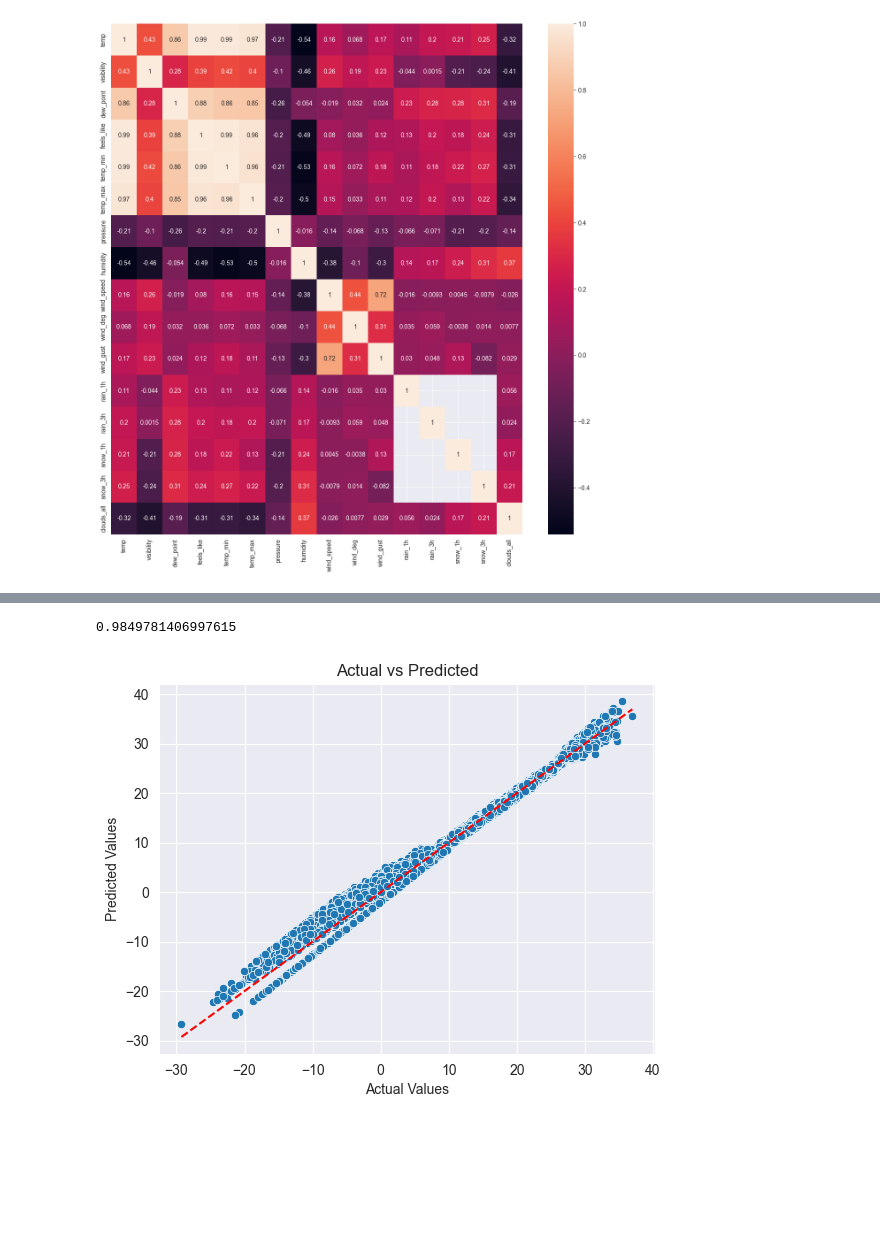
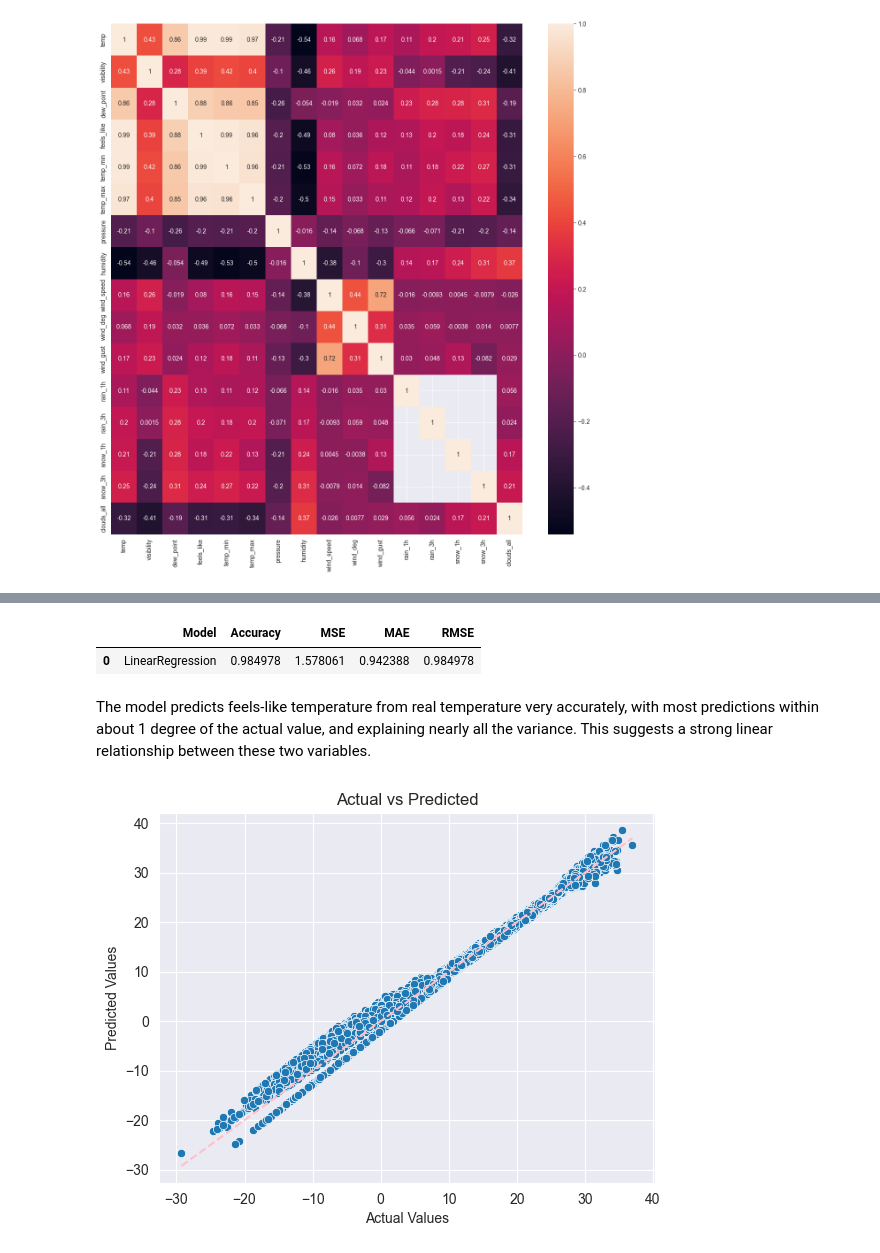
Before and after one commit to annvnt/tum-pads-weatherforcasting, a Jupyter notebook: main.ipynb, the cells around one changed output, grey strips where cells are left out. Cells and saved outputs as stored; diff of their text form; code cells hidden in the pictures; blank space fills up the shorter version.

Commit message:
ML Models - initial draft

```diff
--- a/main.ipynb
+++ b/main.ipynb
@@ -418,7 +418,7 @@ Unique values of lon are [23.592139]
 # %% [markdown]
 Except for the timezones, since Cluj-Napoca shifts time in Summer (Daylight saving time). We will, however, remove the others columns that are not necessary.
 # %%
-cleaned_df = df.drop(df.columns[2:6], axis=1).copy()
+cleaned_df = cleaned_df.drop(df.columns[2:6], axis=1).copy()
 cleaned_df
 # %% [output]
 |  | dt | dt_iso | temp | visibility | dew_point | feels_like | temp_min | temp_max | pressure | sea_level | ... |
@@ -474,6 +474,6 @@ outliers
 # %% [markdown]
 The 3 records above showing error data in a specific coordinate. Their temperature and feels_like show obvious inappropriate value. Since there are only 3 records over more than 130 thousand of data point, we will go ahead to remove them as the simplest approach.
 # %%
-cleaned_df = df.drop(outliers.index).copy()
+cleaned_df = cleaned_df.drop(outliers.index).copy()
 cleaned_df
 # %% [output]
@@ -830,37 +839,54 @@ cleaned_df.sample(20)
 # %%
-
+# Determine X and y
 X = cleaned_df['temp'].values.reshape(-1, 1)
 y = cleaned_df['feels_like'].values  # 1D target is fine
+
+# Splitting
 X_train, X_test, y_train, y_test = train_test_split(X, y, test_size = 0.2, random_state = 14)
 
+# Training
 model = LinearRegression()
+model_name = type(model).__name__
 model.fit(X_train, y_train)
 
+# Prediction
 y_pred = model.predict(X_test)
-accuracy = model.score(X_test, y_test)
-accuracy
+
+# Create a DataFrame to store the results
+results_df = pd.DataFrame({
+    'Model': [model_name],
+    'Accuracy': [model.score(X_test, y_test)],
+    'MSE': [mean_squared_error(y_test, y_pred)],
+    'MAE': [mean_absolute_error(y_test, y_pred)],
+    'RMSE': [r2_score(y_test, y_pred)]
+})
+
+results_df
 # %% [output]
-0.9849781406997615
+|  | Model | Accuracy | MSE | MAE | RMSE |
+| 0 | LinearRegression | 0.984978 | 1.578061 | 0.942388 | 0.984978 |
+# %% [markdown]
+The model predicts feels-like temperature from real temperature very accurately, with most predictions within about 1 degree of the actual value, and explaining nearly all the variance. This suggests a strong linear relationship between these two variables.
 # %%
-
-
-# Assume y_test and y_pred are available
-
 # Create a DataFrame for plotting
-import pandas as pd
 df_plot = pd.DataFrame({'Actual': y_test, 'Predicted': y_pred})
 
 # Scatter plot of Actual vs Predicted
 sns.scatterplot(data=df_plot, x='Actual', y='Predicted')
 
 # Add a diagonal line for perfect prediction
+# If predictions are perfect, all points would fall on a straight line (y = x).
 plt.plot([df_plot.Actual.min(), df_plot.Actual.max()],
          [df_plot.Actual.min(), df_plot.Actual.max()],
-         color='red', linestyle='--')
+         color='pink', linestyle='--')
 
 plt.title('Actual vs Predicted')
 plt.xlabel('Actual Values')
 plt.ylabel('Predicted Values')
+
+# Overprediction (points above the line)
+# Underprediction (points below the line)
+# Bias or clustering patterns
 plt.show()
 # %% [output]
-[figure, old version]
+[figure, new version]
```
Also changed, not shown: parts of 38 cells of this notebook.
